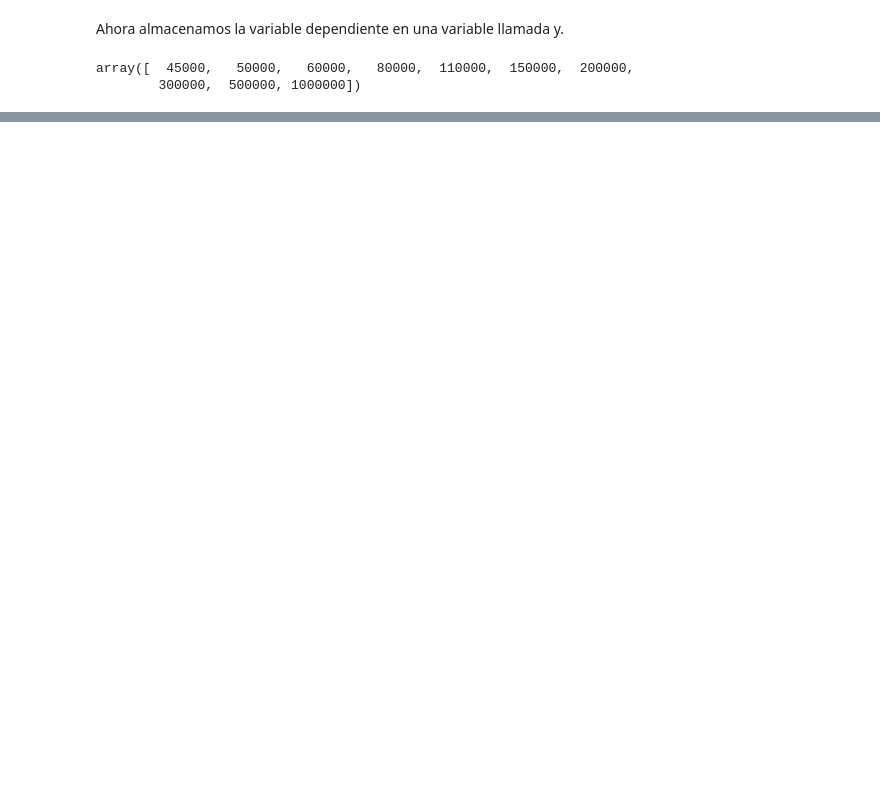
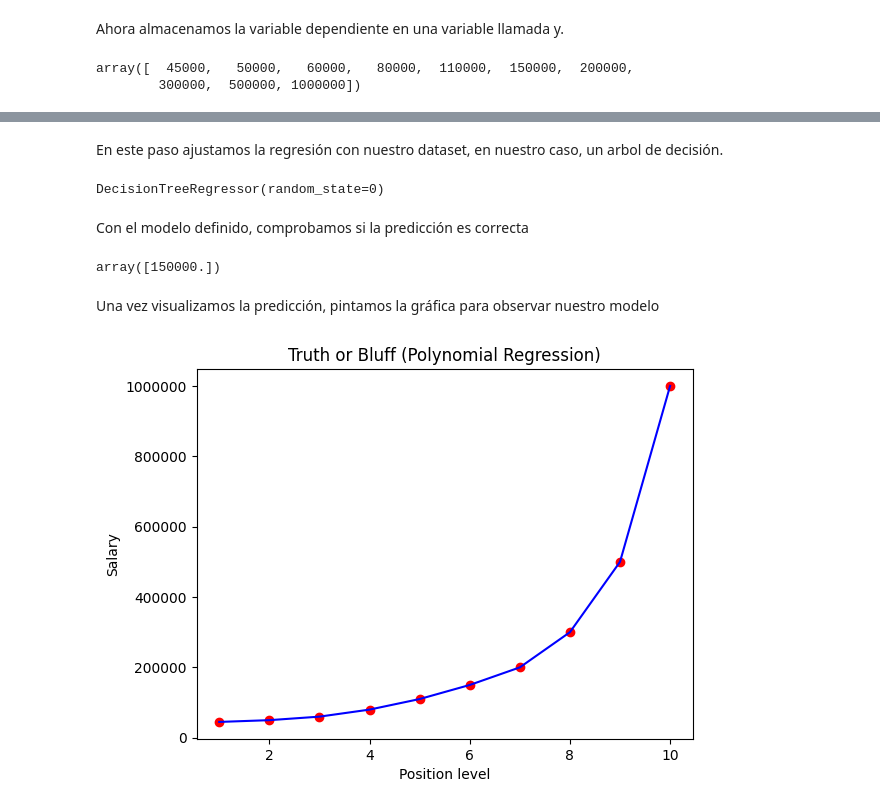
Before and after one commit to pauetix/IA-cursos, a Jupyter notebook: Curso Machine learning A-Z/module2/Decision tree regression/arbol_de_regresion.ipynb, the cells around one changed output, grey strips where cells are left out. Drawn from its saved outputs; the diff is of its cells as text; code cells hidden in the pictures; blank space fills up the shorter version.

```diff
--- a/Curso Machine learning A-Z/module2/Decision tree regression/arbol_de_regresion.ipynb
+++ b/Curso Machine learning A-Z/module2/Decision tree regression/arbol_de_regresion.ipynb
@@ -26,6 +26,6 @@ dataset
 # %% [markdown]
 Una vez cargado el dataset, almacenamos las variables dependientes en una nueva variable llamada X.
 # %%
-X = dataset.iloc[:, :-1].values                                                                 # Indicamos que queremos desde la primera columna (:) hasta la última, salvo la última (:-1) !!!!!![filas, columnas]!!!!
+X = dataset.iloc[:, 1:2].values                                                                 # Indicamos que queremos desde la primera columna (:) hasta la última, salvo la última (:-1) !!!!!![filas, columnas]!!!!
 X
 # %% [output]
@@ -42,7 +42,7 @@ array([['Business Analyst', 1],
 # %% [markdown]
 Ahora almacenamos la variable dependiente en una variable llamada y.
 # %%
-y = dataset.iloc[:, -1].values                                                                  # Indicamos que solo queremos la última columna <-- VARIABLE A PREDECIRy
+y = dataset.iloc[:, 2].values                                                                  # Indicamos que solo queremos la última columna <-- VARIABLE A PREDECIRy
 y
 # %% [output]
 array([  45000,   50000,   60000,   80000,  110000,  150000,  200000,
@@ -54,6 +49,0 @@ Esta sección trata de manejar los valores vacíos para normalizarlos, en este c
-# %%
-from sklearn.impute import SimpleImputer                                                        # Importamos solo una función, con esta trataremos los NAs
-imputer = SimpleImputer(missing_values=np.nan, strategy="mean")                                 # Indicamos cómo debe actuar en los casos de atributos sin valor
-imputer.fit(X[:, 1:3])                                                                          # De 1 a 3 porque python no toma el ultimo valor, con fit se calculan los valores de relleno en las columnas
-X[:, 1:3] = imputer.transform(X[:, 1:3])                                                        # Selecciona las columnas y "confirma" esos valores NaN modificados por las medias
-X
@@ -73,0 +50,29 @@ X_test[:, 3:] = sc.transform(X_test[:, 3:])
+# %% [markdown]
+En este paso ajustamos la regresión con nuestro dataset, en nuestro caso, un arbol de decisión.
+# %%
+from sklearn.tree import DecisionTreeRegressor
+regression = DecisionTreeRegressor(random_state=0)
+regression.fit(X, y)
+# %% [output]
+DecisionTreeRegressor(random_state=0)
+# %% [markdown]
+Con el modelo definido, comprobamos si la predicción es correcta
+# %%
+y_pred = regression.predict([[6.5]])
+y_pred
+# %% [output]
+array([150000.])
+# %% [markdown]
+Una vez visualizamos la predicción, pintamos la gráfica para observar nuestro modelo
+# %%
+#X_grid = np.arange(min(X), max(X), 0.1)
+#X_grid = X_grid.reshape(len(X_grid), 1)
+plt.scatter(X, y, color = 'red')
+plt.plot(X, regression.predict(X), color = 'blue')
+plt.title('Truth or Bluff (Polynomial Regression)')
+plt.xlabel('Position level')
+plt.ylabel('Salary')
+plt.ticklabel_format(style='plain', axis='y')                                                       # Para poder mostrar los valores reales que hay en el eje de las y
+plt.show()
+# %% [output]
+[figure, added]
```
Also changed, not shown: parts of 6 cells of this notebook, 3 other files.
